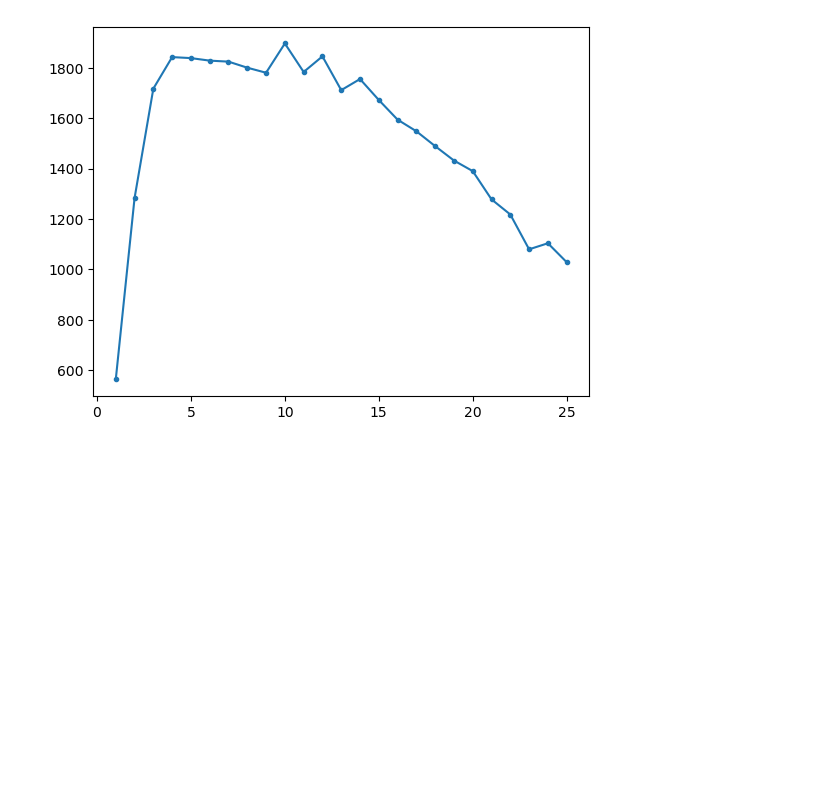
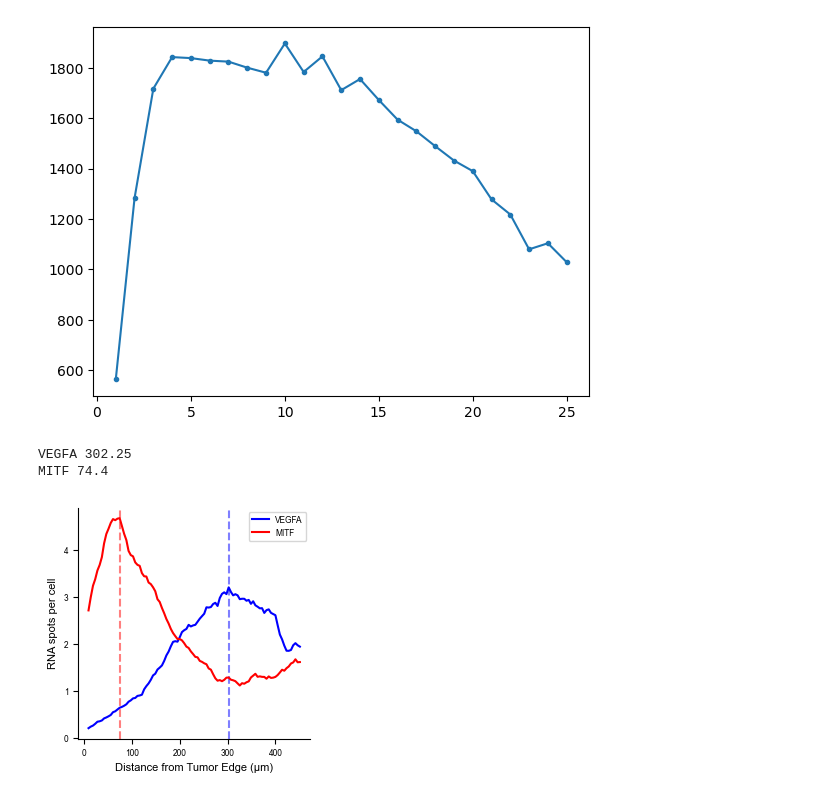
Before and after one commit to grantkinsler/SpatialBarcodes, a Jupyter notebook: paper/extractionScripts/calculate_space_scores.ipynb, the cells around one changed output. Saved outputs shown, nothing was run; the diff lists cells and outputs as text; code cells hidden in the pictures; blank space fills up the shorter version.

```diff
--- a/paper/extractionScripts/calculate_space_scores.ipynb
+++ b/paper/extractionScripts/calculate_space_scores.ipynb
@@ -30,6 +30,15 @@ import matplotlib
 # import matplotlib as mpl
 matplotlib.rcParams['pdf.fonttype'] = 42
 
+plt.rcParams['font.family'] = 'sans-serif'
+plt.rcParams['font.sans-serif'] = ['Arial']
+
+plt.rcParams['font.size'] = 6  # Set default font size for all text elements
+plt.rcParams['axes.labelsize'] = 8  # Set font size for axis labels
+plt.rcParams['xtick.labelsize'] = 6  # Set font size for x-axis tick labels
+plt.rcParams['ytick.labelsize'] = 6  # Set font size for y-axis tick labels
+plt.rcParams['legend.fontsize'] = 6  # Set font size for legend text
+
 from sklearn.cluster import AgglomerativeClustering as AggCluster
 
 %load_ext autoreload
@@ -39,9 +48,9 @@ from sklearn.cluster import AgglomerativeClustering as AggCluster
 import sys
 import os
 
-# tools_path  = '/Users/grantkinsler/Documents/Penn/Research/SpatialBarcodes/SpatialBarcodes/analysis/tools/tools.py'
+tools_path  = '/Users/grantkinsler/Documents/Penn/Research/SpatialBarcodes/SpatialBarcodes/analysis/tools/tools.py'
 
-tools_path  = '/Users/grantkinsler/Documents/Penn/Research/SpatialBarcodes/analysis/tools/tools.py'
+# tools_path  = '/Users/grantkinsler/Documents/Penn/Research/SpatialBarcodes/analysis/tools/tools.py'
 
 # /Users/grantkinsler/Documents/Penn/Research/SpatialBarcodes/analysis/tools/tools.py
 sys.path.append(os.path.dirname(os.path.expanduser(tools_path)))
@@ -209,3 +221,48 @@ plt.plot(ring_annotated['Erosion_Ring'].value_counts().sort_index(),marker='.')
 # %% [output]
 [<matplotlib.lines.Line2D at 0x...>]
 [figure]
+# %%
+def moving_average(x, w):
+    return np.convolve(x, np.ones(w), 'valid') / w
+# %%
+adata_genes_ring = sc.AnnData(ring_annotated_100[[col for col in ring_annotated_100.columns if col in gene_cols]])
+adata_genes_ring.obs['erosion_ring'] = ring_annotated_100['Erosion_Ring'].values
+# %%
+plt.figure(figsize=(3,3))
+means_ring = grouped_obs_mean(adata_genes_ring,'erosion_ring')
+
+# genes_to_show = ['VEGFA','MITF','SFRP1','SPARC']
+genes_to_show = ['VEGFA','MITF']
+
+colors = ['b','r','gray','k']
+for gene in genes_to_show:
+    # plt.plot(means_ring.loc[gene],label=gene,color=colors[gene])
+    # plt.plot(moving_average((means_ring.loc[gene]/np.sum(means_ring.loc[gene])).values,3),label=gene,color=colors[genes_to_show.index(gene)])
+
+    width = 4.65
+    x_space = [x*width for x in range(len(means_ring.loc[gene]))]
+
+
+    plt.plot(moving_average(x_space,5),moving_average((means_ring.loc[gene]).values,5),label=gene,color=colors[genes_to_show.index(gene)])
+
+    max_idx = np.argmax(moving_average((means_ring.loc[gene]).values,5))
+    plt.axvline(x=moving_average(x_space,5)[max_idx],color=colors[genes_to_show.index(gene)],linestyle='--',alpha=0.5)
+
+    print(gene,moving_average(x_space,5)[max_idx])
+
+
+
+plt.legend()
+plt.xlabel('Distance from Tumor Edge (µm)')
+plt.ylabel('RNA spots per cell')
+
+
+
+# remove top and right spines
+sns.despine()
+
+plt.savefig('../graphs/genes_vs_distance_100rings.pdf',transparent=True,bbox_inches='tight')
+# %% [output]
+VEGFA 302.25
+MITF 74.4
+[figure, added]
```
Also changed, not shown: parts of 11 cells of this notebook, 10 other files.
